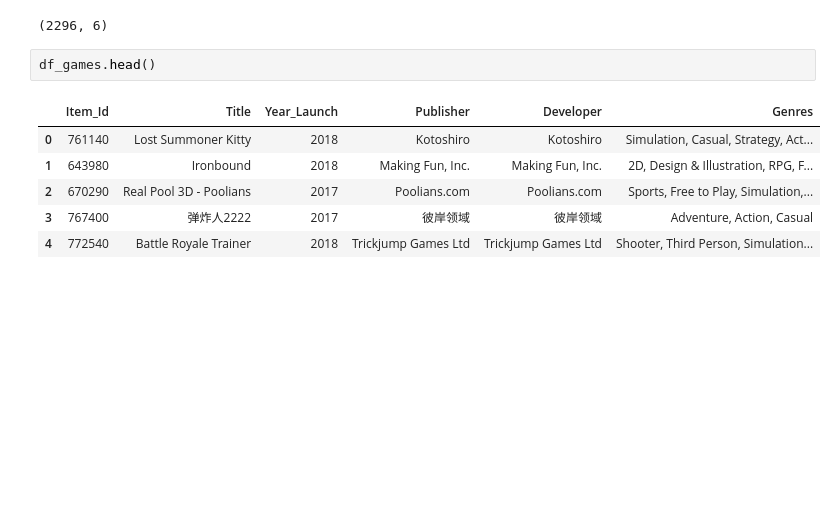
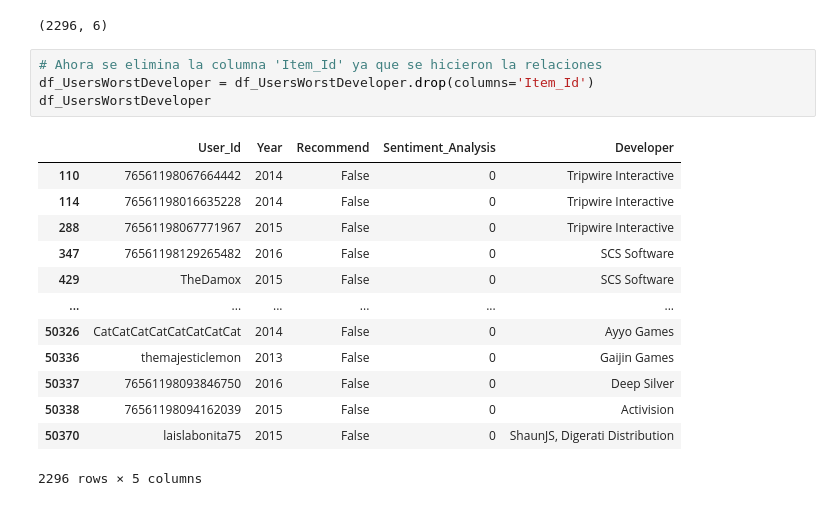
Before and after one commit to DavidssonGon/PI_ML_OPS_STEAM_DSFT17, a Jupyter notebook: ETL2.ipynb, the cells around one changed output. Cells and saved outputs as stored; diff of their text form; blank space fills up the shorter version.

```diff
--- a/ETL2.ipynb
+++ b/ETL2.ipynb
@@ -836,12 +836,21 @@ df_UsersWorstDeveloper = df_UsersWorstDeveloper[df_UsersWorstDeveloper['Sentimen
 df_UsersWorstDeveloper.shape # Se comprueba su tamaño
 # %% [output]
 (2296, 6)
-# %%
-df_games.head()
-# %% [output]
-|  | Item_Id | Title | Year_Launch | Publisher | Developer | Genres |
-| 0 | 761140 | Lost Summoner Kitty | 2018 | Kotoshiro | Kotoshiro | Simulation, Casual, Strategy, Act... |
-| 1 | 643980 | Ironbound | 2018 | Making Fun, Inc. | Making Fun, Inc. | 2D, Design & Illustration, RPG, F... |
-| 2 | 670290 | Real Pool 3D - Poolians | 2017 | Poolians.com | Poolians.com | Sports, Free to Play, Simulation,... |
-| 3 | 767400 | 弹炸人2222 | 2017 | 彼岸领域 | 彼岸领域 | Adventure, Action, Casual |
-| 4 | 772540 | Battle Royale Trainer | 2018 | Trickjump Games Ltd | Trickjump Games Ltd | Shooter, Third Person, Simulation... |
+# %%
+# Ahora se elimina la columna 'Item_Id' ya que se hicieron la relaciones
+df_UsersWorstDeveloper = df_UsersWorstDeveloper.drop(columns='Item_Id')
+df_UsersWorstDeveloper
+# %% [output]
+|  | User_Id | Year | Recommend | Sentiment_Analysis | Developer |
+| 110 | 76561198067664442 | 2014 | False | 0 | Tripwire Interactive |
+| 114 | 76561198016635228 | 2014 | False | 0 | Tripwire Interactive |
+| 288 | 76561198067771967 | 2015 | False | 0 | Tripwire Interactive |
+| 347 | 76561198129265482 | 2016 | False | 0 | SCS Software |
+| 429 | TheDamox | 2015 | False | 0 | SCS Software |
+| ... | ... | ... | ... | ... | ... |
+| 50326 | CatCatCatCatCatCatCatCat | 2014 | False | 0 | Ayyo Games |
+| 50336 | themajesticlemon | 2013 | False | 0 | Gaijin Games |
+| 50337 | 76561198093846750 | 2016 | False | 0 | Deep Silver |
+| 50338 | 76561198094162039 | 2015 | False | 0 | Activision |
+| 50370 | laislabonita75 | 2015 | False | 0 | ShaunJS, Digerati Distribution |
+2296 rows × 5 columns
```
Also changed, not shown: parts of 29 cells of this notebook, 1 other file.
